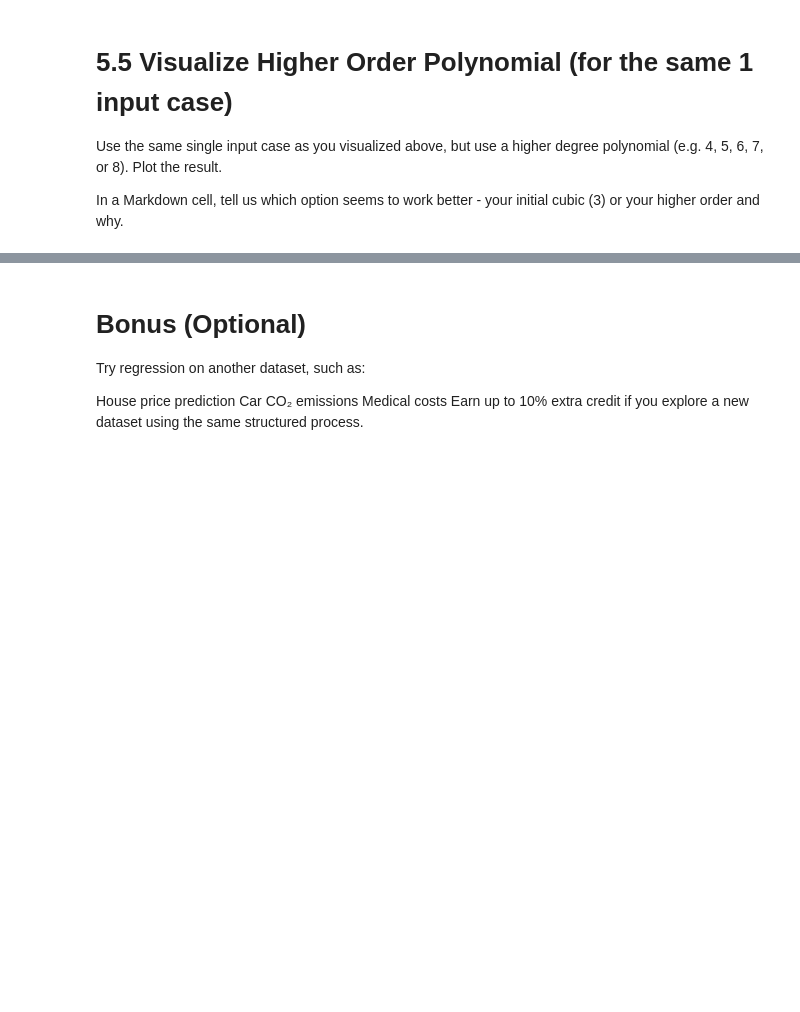
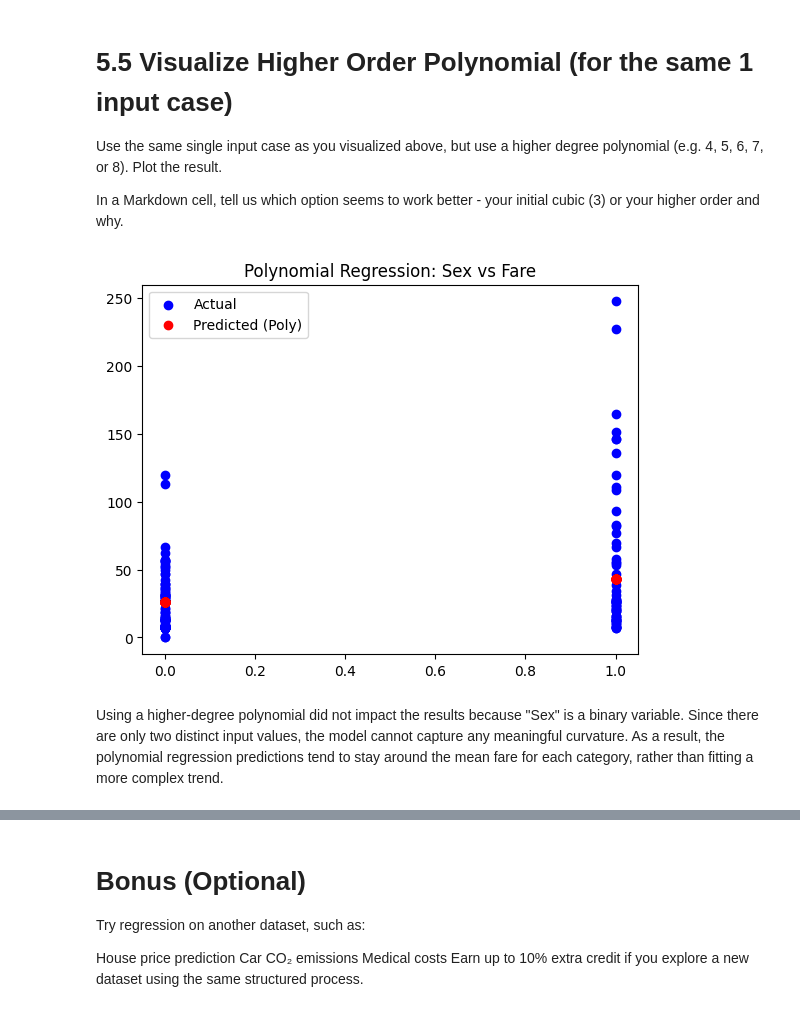
Before and after one commit to Crusoe22/applied-ml-moss, a Jupyter notebook: lab04/ml04_Moss.ipynb, the cells around one changed output, grey strips where cells are left out. Cells and saved outputs as stored; diff of their text form; code cells hidden in the pictures; blank space fills up the shorter version.

```diff
--- a/lab04/ml04_Moss.ipynb
+++ b/lab04/ml04_Moss.ipynb
@@ -256,6 +276,30 @@ TypeError: got an unexpected keyword argument 'squared'
 Use the same single input case as you visualized above, but use a higher degree polynomial (e.g. 4, 5, 6, 7, or 8). Plot the result.
 
 In a Markdown cell, tell us which option seems to work better - your initial cubic (3) or your higher order and why.
+# %%
+# 5.3 Polynomial Regression
+
+# Set up the poly inputs
+poly = PolynomialFeatures(degree=8)
+X_train_poly = poly.fit_transform(X4_train)
+X_test_poly = poly.transform(X4_test)
+
+# Use the poly inputs in the LR model
+poly_model = LinearRegression()
+poly_model.fit(X_train_poly, y4_train)
+y_pred_poly = poly_model.predict(X_test_poly)
+# %%
+# 5.4 Visualize Polynomial Cubic Fit (for 1 input feature)
+
+plt.scatter(X4_test, y4_test, color='blue', label='Actual')
+plt.scatter(X4_test, y_pred_poly, color='red', label='Predicted (Poly)')
+plt.legend()
+plt.title("Polynomial Regression: Sex vs Fare")
+plt.show()
+# %% [output]
+[figure, added]
+# %% [markdown]
+Using a higher-degree polynomial did not impact the results because "Sex" is a binary variable. Since there are only two distinct input values, the model cannot capture any meaningful curvature. As a result, the polynomial regression predictions tend to stay around the mean fare for each category, rather than fitting a more complex trend.
 # %% [markdown]
 # Section 6. Final Thoughts & Insights
 Your notebook should tell a data story. Use this section to demonstrate your thinking and value as an analyst.
```
Also changed, not shown: parts of 10 cells of this notebook.
